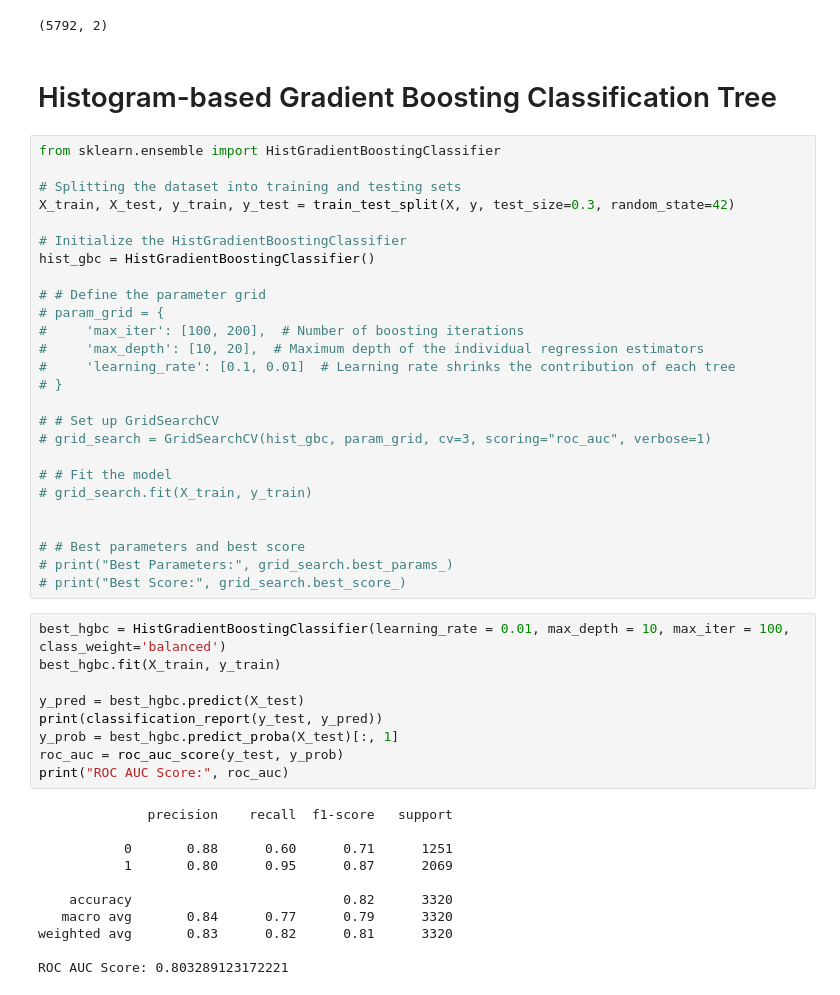
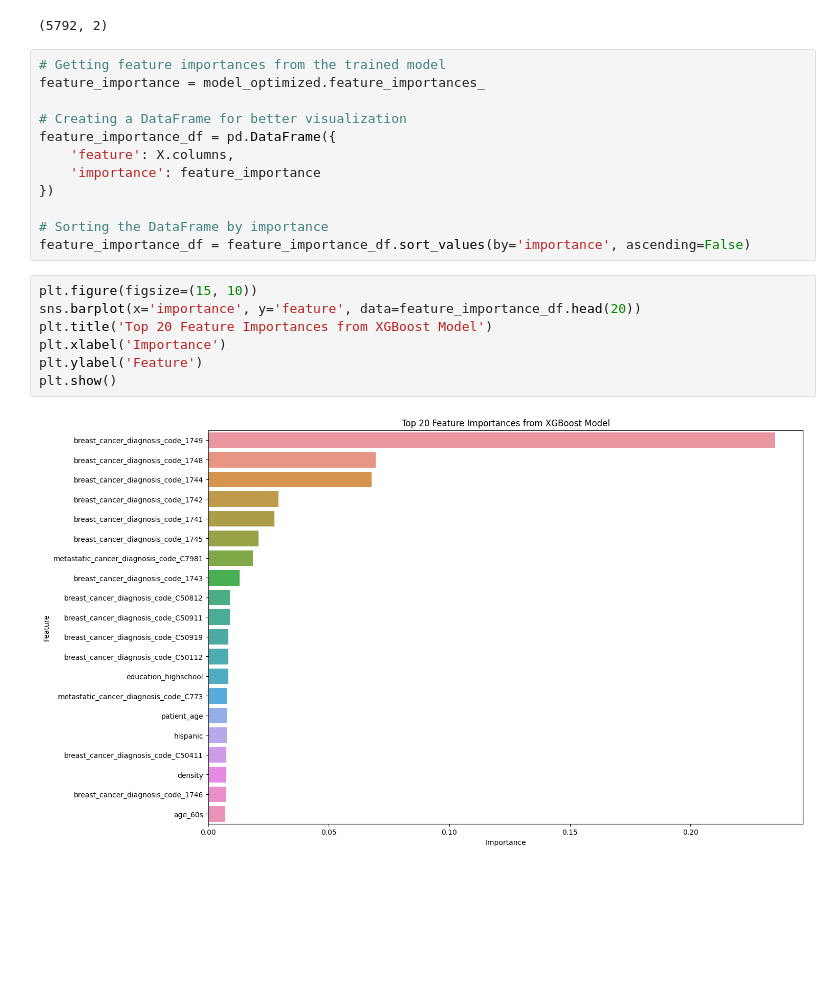
Before and after one commit to LilyC9A/WIDS_Datathon_2024, a Jupyter notebook: wids-2024-datathon.ipynb, the cells around one changed output. Cells and saved outputs as stored; diff of their text form; blank space fills up the shorter version.

```diff
--- a/wids-2024-datathon.ipynb
+++ b/wids-2024-datathon.ipynb
@@ -628,51 +638,24 @@ results_df.to_csv('submission.csv', index=False)
 results_df.shape
 # %% [output]
 (5792, 2)
-# %% [markdown]
-# Histogram-based Gradient Boosting Classification Tree
-# %%
-from sklearn.ensemble import HistGradientBoostingClassifier
-
-# Splitting the dataset into training and testing sets
-X_train, X_test, y_train, y_test = train_test_split(X, y, test_size=0.3, random_state=42)
-
-# Initialize the HistGradientBoostingClassifier
-hist_gbc = HistGradientBoostingClassifier()
-
-# # Define the parameter grid
-# param_grid = {
-#     'max_iter': [100, 200],  # Number of boosting iterations
-#     'max_depth': [10, 20],  # Maximum depth of the individual regression estimators
-#     'learning_rate': [0.1, 0.01]  # Learning rate shrinks the contribution of each tree
-# }
-
-# # Set up GridSearchCV
-# grid_search = GridSearchCV(hist_gbc, param_grid, cv=3, scoring="roc_auc", verbose=1)
-
-# # Fit the model
-# grid_search.fit(X_train, y_train)
-
-
-# # Best parameters and best score
-# print("Best Parameters:", grid_search.best_params_)
-# print("Best Score:", grid_search.best_score_)
-# %%
-best_hgbc = HistGradientBoostingClassifier(learning_rate = 0.01, max_depth = 10, max_iter = 100, class_weight='balanced')
-best_hgbc.fit(X_train, y_train)
-
-y_pred = best_hgbc.predict(X_test)
-print(classification_report(y_test, y_pred))
-y_prob = best_hgbc.predict_proba(X_test)[:, 1]
-roc_auc = roc_auc_score(y_test, y_prob)
-print("ROC AUC Score:", roc_auc)
-# %% [output]
-              precision    recall  f1-score   support
-
-           0       0.88      0.60      0.71      1251
-           1       0.80      0.95      0.87      2069
-
-    accuracy                           0.82      3320
-   macro avg       0.84      0.77      0.79      3320
-weighted avg       0.83      0.82      0.81      3320
-
-ROC AUC Score: 0.803289123172221
+# %%
+# Getting feature importances from the trained model
+feature_importance = model_optimized.feature_importances_
+
+# Creating a DataFrame for better visualization
+feature_importance_df = pd.DataFrame({
+    'feature': X.columns,
+    'importance': feature_importance
+})
+
+# Sorting the DataFrame by importance
+feature_importance_df = feature_importance_df.sort_values(by='importance', ascending=False)
+# %%
+plt.figure(figsize=(15, 10))
+sns.barplot(x='importance', y='feature', data=feature_importance_df.head(20))
+plt.title('Top 20 Feature Importances from XGBoost Model')
+plt.xlabel('Importance')
+plt.ylabel('Feature')
+plt.show()
+# %% [output]
+[figure, added]
```
Also changed, not shown: parts of 11 cells of this notebook.
